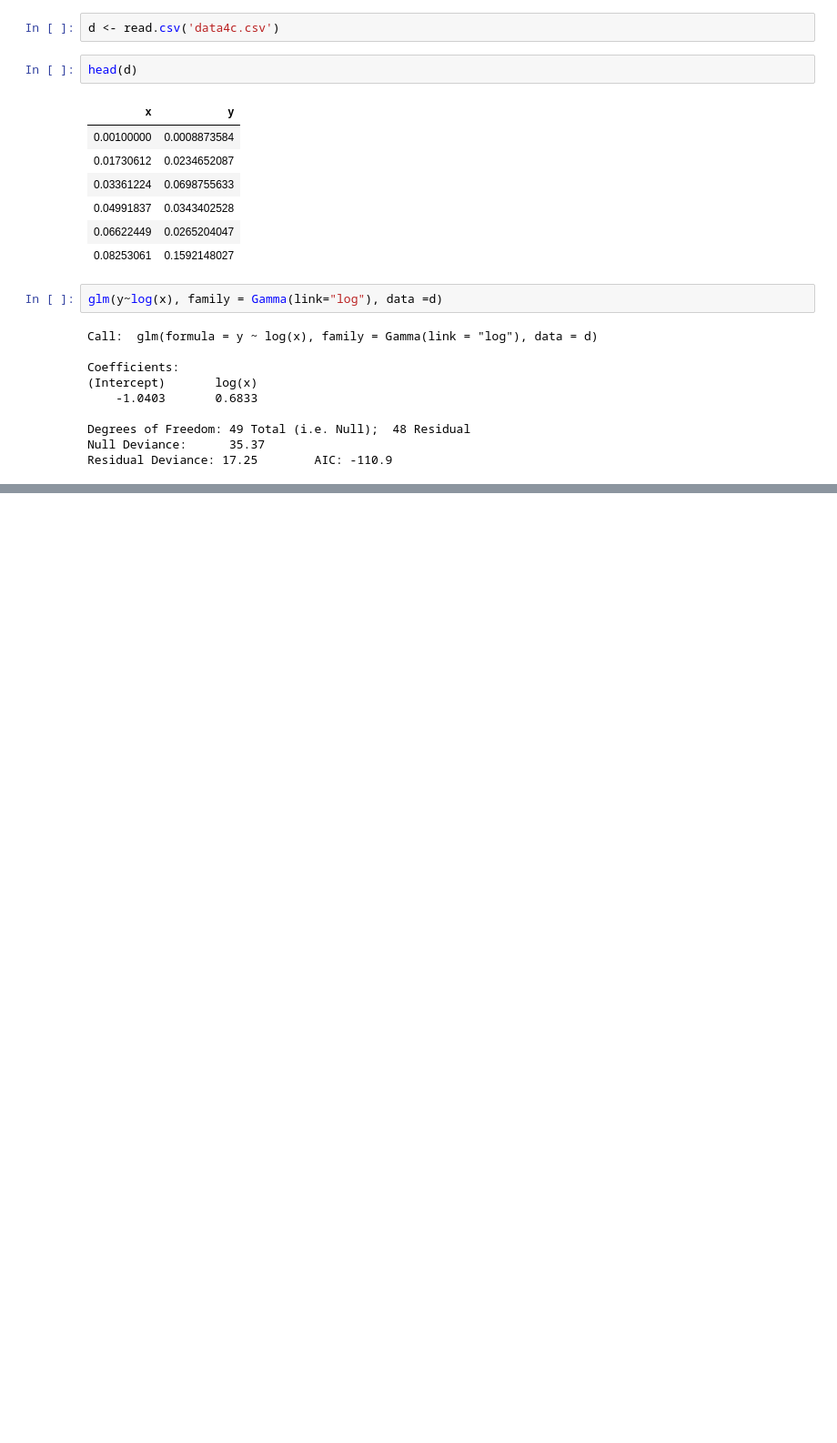
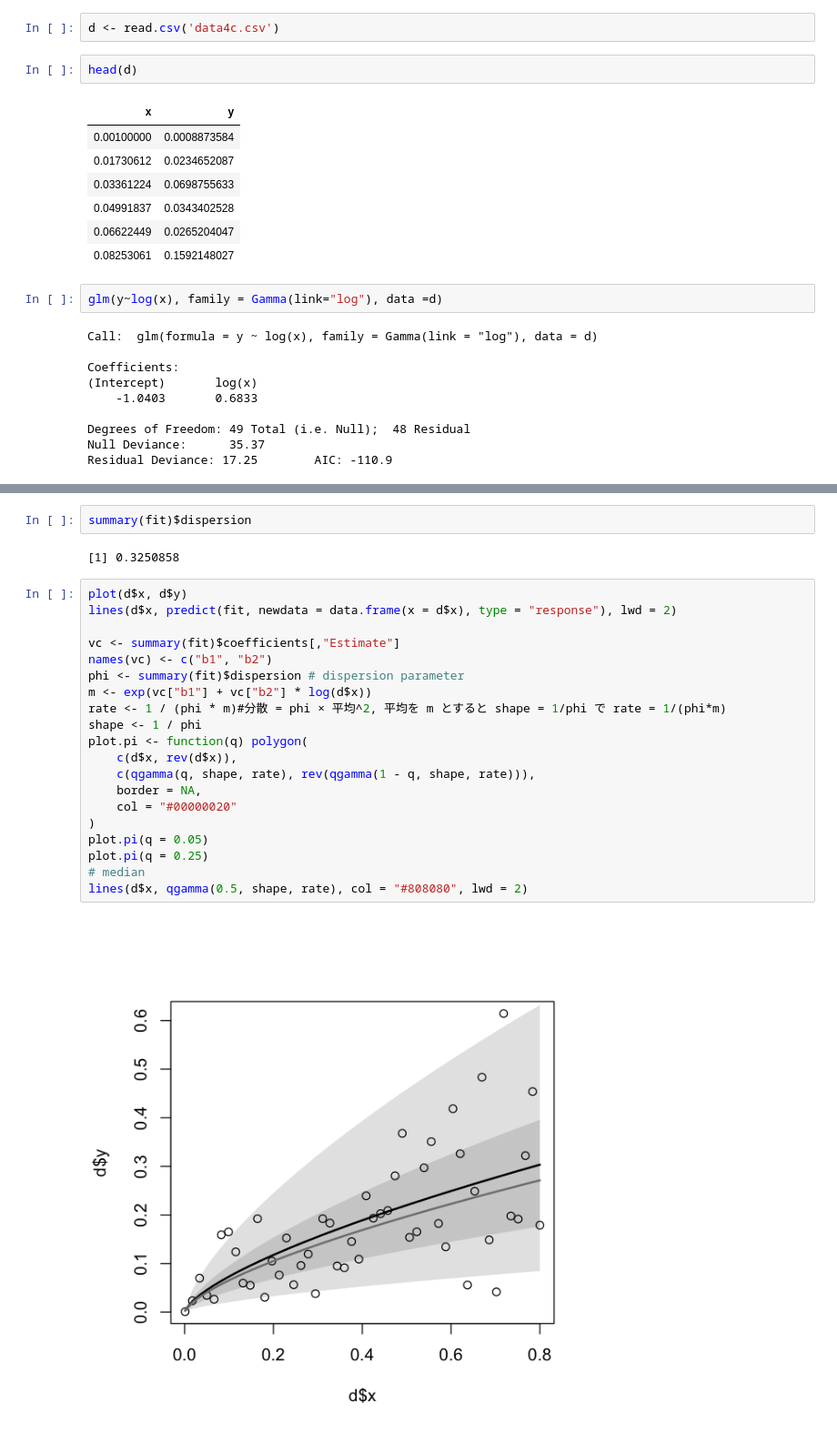
Before and after one commit to Rio-Sh/sub_stat_model_h29, a Jupyter notebook: データ解析統計モデリング２.ipynb, the cells around one changed output, grey strips where cells are left out. Shown at 91% size. Saved outputs shown, nothing was run; the diff lists cells and outputs as text; blank space fills up the shorter version.

```diff
--- a/データ解析統計モデリング２.ipynb
+++ b/データ解析統計モデリング２.ipynb
@@ -439,0 +475,26 @@ Residual Deviance: 17.25        AIC: -110.9
+# %%
+summary(fit)$dispersion
+# %% [output]
+[1] 0.3250858
+# %%
+plot(d$x, d$y)
+lines(d$x, predict(fit, newdata = data.frame(x = d$x), type = "response"), lwd = 2)
+
+vc <- summary(fit)$coefficients[,"Estimate"]
+names(vc) <- c("b1", "b2")
+phi <- summary(fit)$dispersion # dispersion parameter
+m <- exp(vc["b1"] + vc["b2"] * log(d$x))
+rate <- 1 / (phi * m)#分散 = phi × 平均^2, 平均を m とすると shape = 1/phi で rate = 1/(phi*m)
+shape <- 1 / phi
+plot.pi <- function(q) polygon(
+	c(d$x, rev(d$x)),
+	c(qgamma(q, shape, rate), rev(qgamma(1 - q, shape, rate))),
+	border = NA,
+	col = "#00000020"
+)
+plot.pi(q = 0.05)
+plot.pi(q = 0.25)
+# median
+lines(d$x, qgamma(0.5, shape, rate), col = "#808080", lwd = 2)
+# %% [output]
+[figure, added]
```
Also changed, not shown: parts of 14 cells of this notebook.
